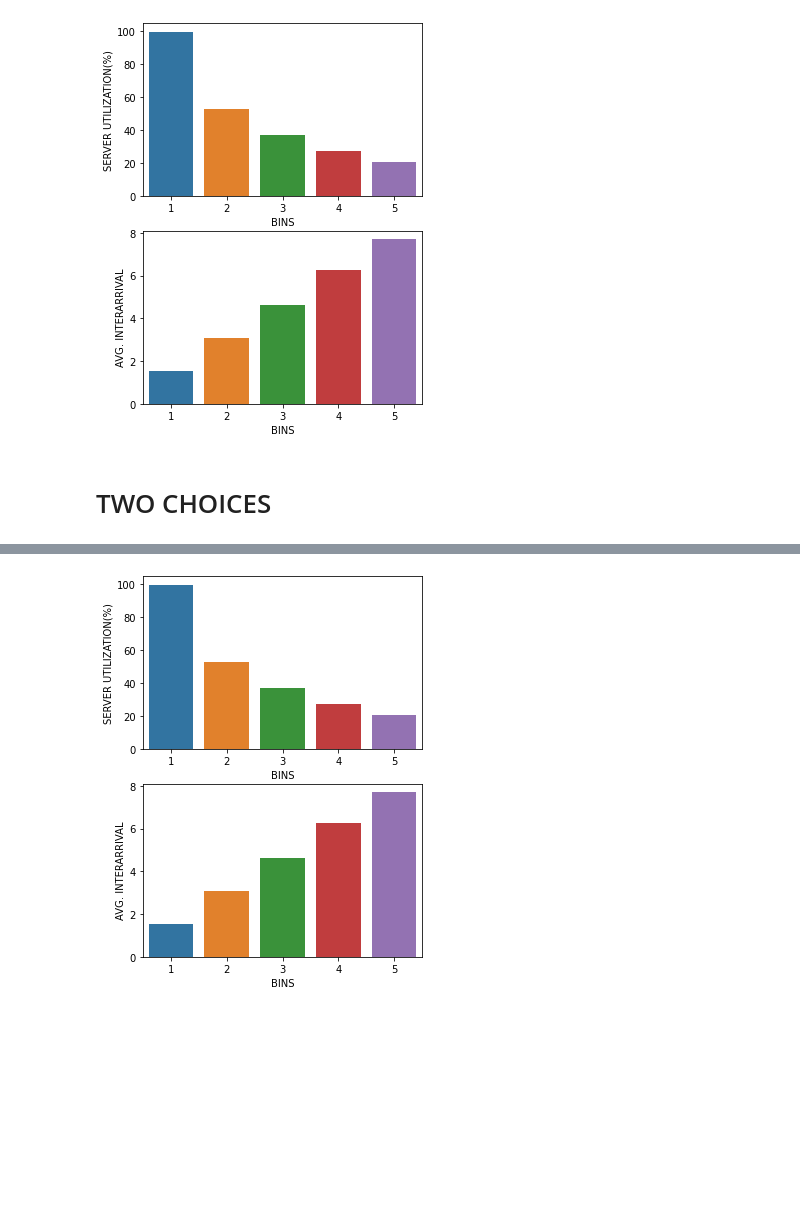
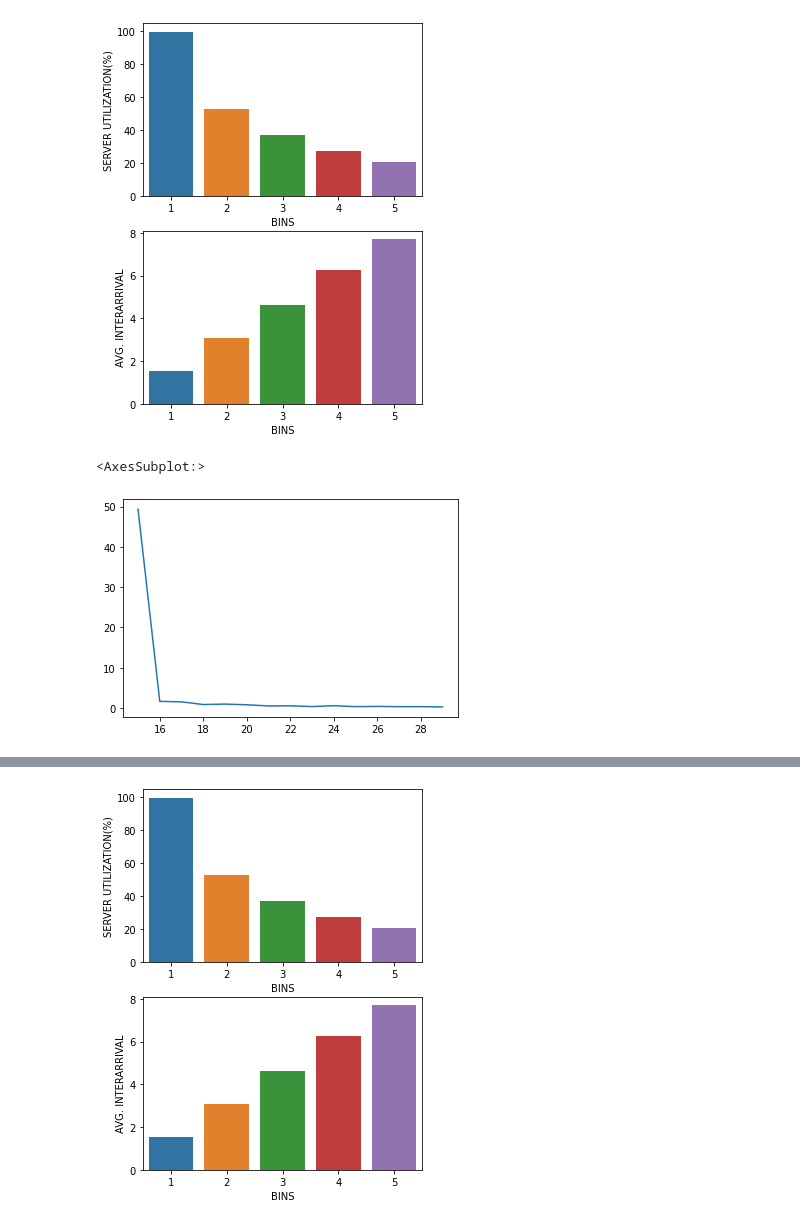
Before and after one commit to nachocodexx/cinvestav-ds-loadbalancer-analysis, a Jupyter notebook: analysis/Untitled.ipynb, the cells around one changed output, grey strips where cells are left out. Cells and saved outputs as stored; diff of their text form; code cells hidden in the pictures; blank space fills up the shorter version.

```diff
--- a/analysis/Untitled.ipynb
+++ b/analysis/Untitled.ipynb
@@ -72,5 +63,8 @@ Name: NUM_REQUESTS, dtype: int64
 basicPlot(random)
 # %% [output]
 [figure]
-# %% [markdown]
-# TWO CHOICES
+# %%
+random['AVG_DELAY_QUEUE'].plot()
+# %% [output]
+<AxesSubplot:>
+[figure, added]
```
Also changed, not shown: parts of 19 cells of this notebook.
